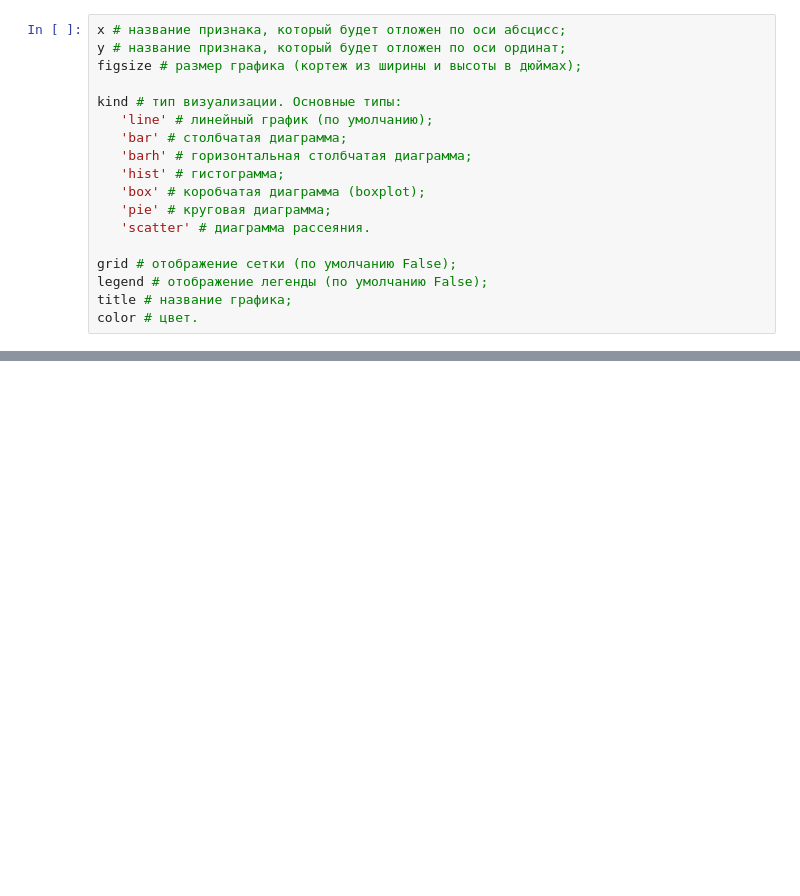
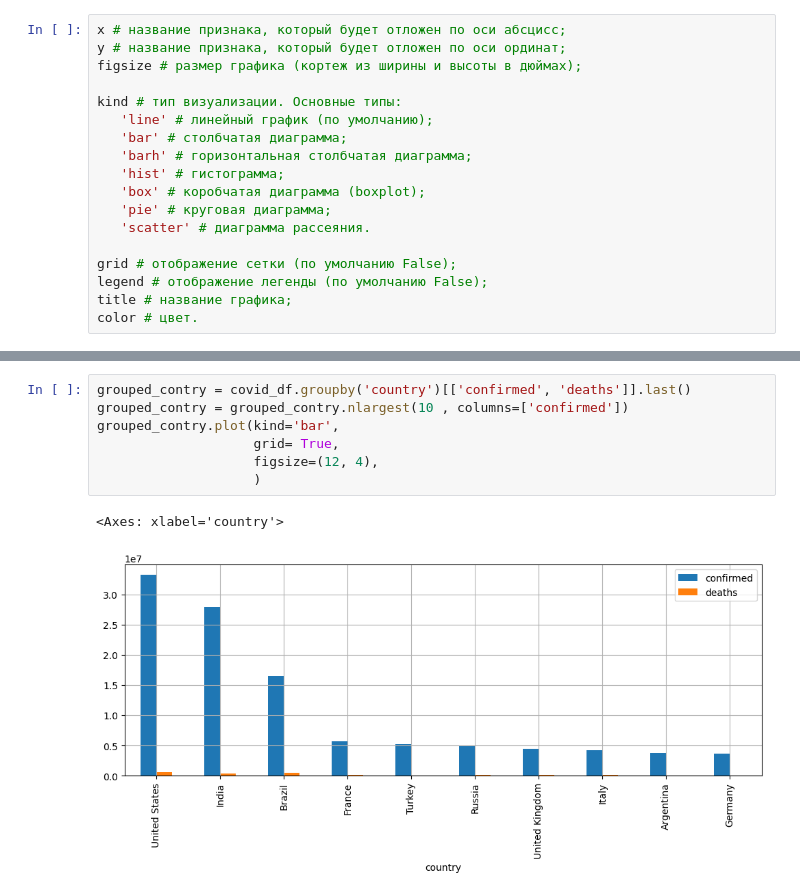
Before and after one commit to Dagslaid/skillfactory_hw, a Jupyter notebook: Визуализация данных.ipynb, the cells around one changed output, grey strips where cells are left out. Saved outputs shown, nothing was run; the diff lists cells and outputs as text; blank space fills up the shorter version.

```diff
--- a/Визуализация данных.ipynb
+++ b/Визуализация данных.ipynb
@@ -70,0 +89,10 @@ ImportError: matplotlib is required for plotting when the default backend "matpl
+# %%
+grouped_contry = covid_df.groupby('country')[['confirmed', 'deaths']].last()
+grouped_contry = grouped_contry.nlargest(10 , columns=['confirmed'])
+grouped_contry.plot(kind='bar',
+                    grid= True,
+                    figsize=(12, 4),
+                    )
+# %% [output]
+<Axes: xlabel='country'>
+[figure, added]
```
Also changed, not shown: parts of 34 cells of this notebook, 1 other file.
